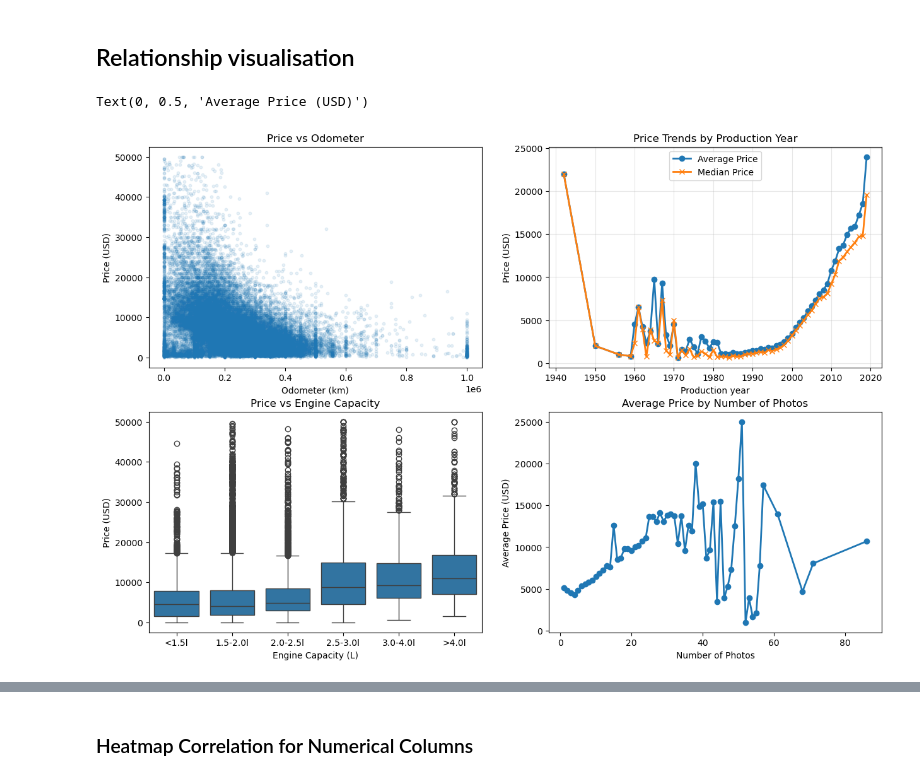
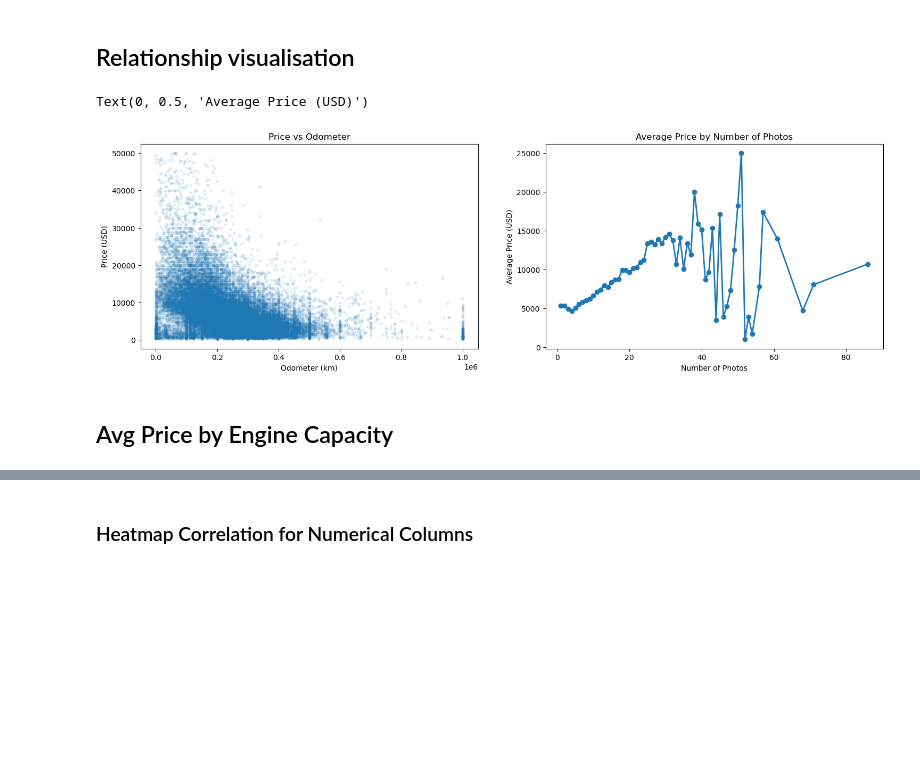
Before and after one commit to hafyze/Degree_FYP, a Jupyter notebook: notebooks/smart_car_system.ipynb, the cells around one changed output, grey strips where cells are left out. Saved outputs shown, nothing was run; the diff lists cells and outputs as text; code cells hidden in the pictures; blank space fills up the shorter version.

```diff
--- a/notebooks/smart_car_system.ipynb
+++ b/notebooks/smart_car_system.ipynb
@@ -268,52 +422,41 @@ plt.show()
 # %% [markdown]
 ## Relationship visualisation
 # %%
-fig, axes = plt.subplots(2, 2, figsize=(15,10))
+fig, axes = plt.subplots(1, 2, figsize=(18,5))
 
 #Price vs Odometer
+axes[0].scatter(df_clean['odometer_value'], df_clean['price_usd'], alpha=0.1, s=10)
+axes[0].set_title("Price vs Odometer")
+axes[0].set_xlabel("Odometer (km)")
+axes[0].set_ylabel("Price (USD)")
 
-axes[0,0].scatter(df_clean['odometer_value'], df_clean['price_usd'], alpha=0.1, s=10)
-axes[0,0].set_title("Price vs Odometer")
-axes[0,0].set_xlabel("Odometer (km)")
-axes[0,0].set_ylabel("Price (USD)")
+# axes[1,1].axis('off')
+# price_by_year = df_clean.groupby('year_produced')['price_usd'].agg(['mean', 'median', 'count']).reset_index()
+# axes[1].plot(price_by_year['year_produced'], price_by_year['mean'], marker='o', linewidth=2, label='Average Price')
+# axes[1].plot(price_by_year['year_produced'], price_by_year['median'], marker='x', linewidth=2, label='Median Price')
+# axes[1].set_title('Price Trends by Production Year')
+# axes[1].set_xlabel('Production year')
+# axes[1].set_ylabel('Price (USD)')
+# axes[1].legend()
+# axes[1].grid(True, alpha=0.3)
 
-#Price vs Year produced
-price_by_year = df_clean.groupby('year_produced')['price_usd'].agg(['mean', 'median', 'count']).reset_index()
-axes[0,1].plot(price_by_year['year_produced'], price_by_year['mean'], marker='o', linewidth=2, label='Average Price')
-axes[0,1].plot(price_by_year['year_produced'], price_by_year['median'], marker='x', linewidth=2, label='Median Price')
-axes[0,1].set_title('Price Trends by Production Year')
-axes[0,1].set_xlabel('Production year')
-axes[0,1].set_ylabel('Price (USD)')
-axes[0,1].legend()
-axes[0,1].grid(True, alpha=0.3)
-# axes[0,1].scatter(df_clean['year_produced'], df_clean['price_usd'], alpha=0.3)
-# axes[0,1].set_title("Price vs Odometer")
-# axes[0,1].set_xlabel("Production Year")
-# axes[0,1].set_ylabel("Price (USD)")
+# axes[1].scatter(df_clean['year_produced'], df_clean['price_usd'], alpha=0.3)
+# axes[1].set_title("Price vs Odometer")
+# axes[1].set_xlabel("Production Year")
+# axes[1].set_ylabel("Price (USD)")
+# sns.boxplot(data=df_clean, x='engine_capacity_bin', y='price_usd', ax=axes[1])
+# axes[1].set_title("Price vs Engine Capacity")
+# axes[1].set_xlabel("Engine Capacity (L)")
+# axes[1].set_ylabel("Price (USD)")
 
-#Price vs Engine Capacity
-df_clean['engine_capacity_bin'] = pd.cut(df_clean['engine_capacity'],
-                                         bins=[0, 1.5, 2.0, 2.5, 3.0, 4.0, 10],
-                                         labels=['<1.5l', '1.5-2.0l', '2.0-2.5l', '2.5-3.0l', '3.0-4.0l', '>4.0l'])
-sns.boxplot(data=df_clean, x='engine_capacity_bin', y='price_usd', ax=axes[1,0])
-axes[1,0].set_title("Price vs Engine Capacity")
-axes[1,0].set_xlabel("Engine Capacity (L)")
-axes[1,0].set_ylabel("Price (USD)")
-
-# Price vs Number of Photos
-# df_clean['photos_bin'] = pd.cut(df_clean['number_of_photos'],
-#                                 bins=[0,5,10,15,20,50,100],
-#                                 labels=['1-5', '6-10', '11-15', '16-20', '21-50', '50+'])
-# sns.boxplot(data=df_clean, x='photos_bin', y='price_usd', ax=axes[1,1])
-# axes[1,1].set_title("Price vs Number of Photos")
-# axes[1,1].set_xlabel("Number of Photos")
-# axes[1,1].set_ylabel("Price (USD)")
 
 photos_avg_price = df_clean.groupby('number_of_photos')['price_usd'].mean()
-axes[1,1].plot(photos_avg_price.index, photos_avg_price.values, marker='o', linewidth=2)
-axes[1,1].set_title('Average Price by Number of Photos')
-axes[1,1].set_xlabel('Number of Photos')
-axes[1,1].set_ylabel('Average Price (USD)')
+axes[1].plot(photos_avg_price.index, photos_avg_price.values, marker='o', linewidth=2)
+axes[1].set_title('Average Price by Number of Photos')
+axes[1].set_xlabel('Number of Photos')
+axes[1].set_ylabel('Average Price (USD)')
 # %% [output]
 Text(0, 0.5, 'Average Price (USD)')
-[figure, old version]
+[figure, new version]
+# %% [markdown]
+## Avg Price by Engine Capacity
```
Also changed, not shown: parts of 27 cells of this notebook, 9 other files.
